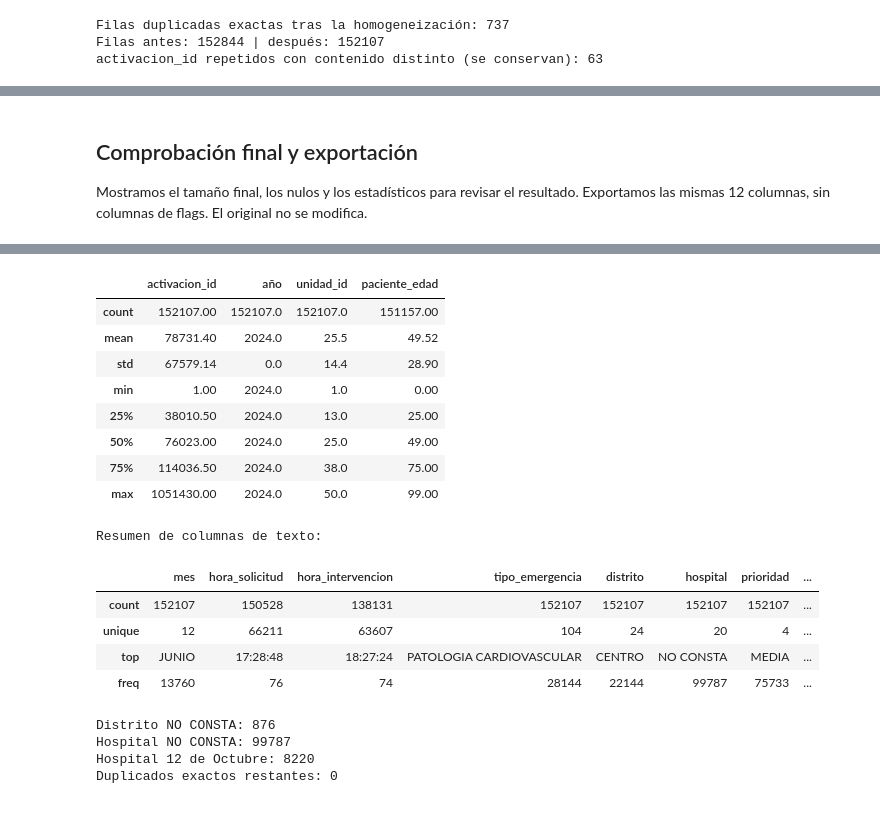
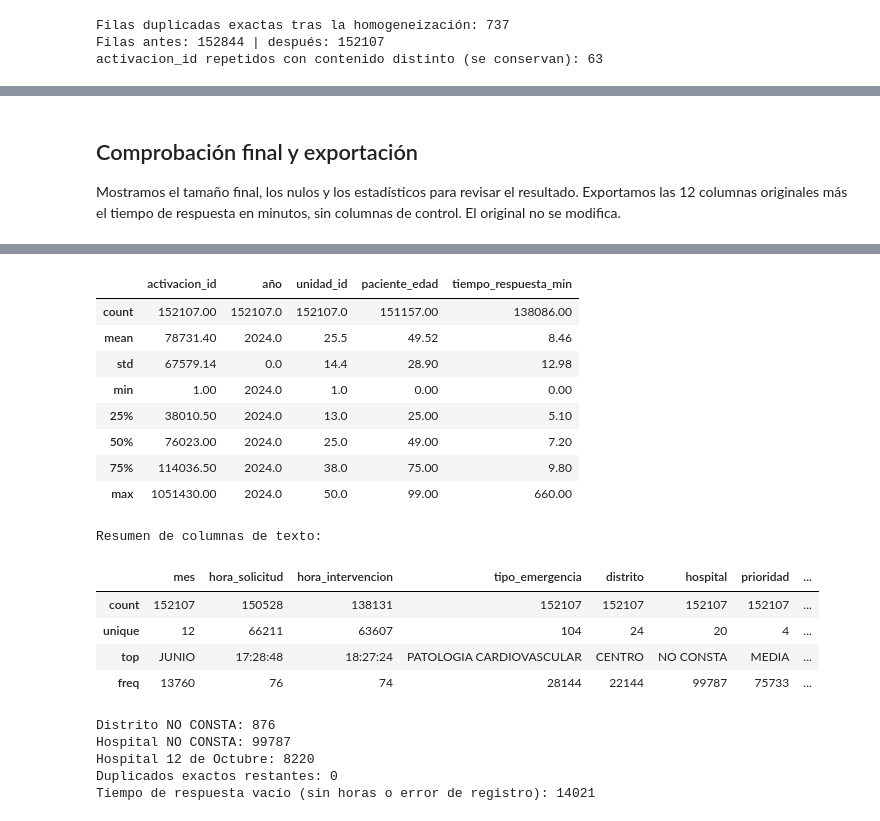
Before and after one commit to PabloCarreras7/Project-UC3M, a Jupyter notebook: 1_3_clustering/limpieza_activaciones.ipynb, the cells around one changed output, grey strips where cells are left out. Drawn from its saved outputs; the diff is of its cells as text; code cells hidden in the pictures.

Commit message:
Regla de medianoche en activaciones, tiempo de respuesta y tiempo medio por distrito

```diff
--- a/1_3_clustering/limpieza_activaciones.ipynb
+++ b/1_3_clustering/limpieza_activaciones.ipynb
@@ -508,0 +525,29 @@ activacion_id repetidos con contenido distinto (se conservan): 63
+# %%
+# Tiempo de respuesta en minutos. Las horas ya están limpias en HH:MM:SS.
+solicitud = pd.to_timedelta(activaciones_limpio['hora_solicitud'])
+intervencion = pd.to_timedelta(activaciones_limpio['hora_intervencion'])
+diferencia = (intervencion - solicitud).dt.total_seconds() / 60
+
+hora_sol = solicitud.dt.components['hours']
+hora_int = intervencion.dt.components['hours']
+
+# Cruce de medianoche: solicitud de 20:00 a 23:59 e intervención de 00:00 a 06:59 -> +24 h.
+cruce = (diferencia < 0) & (hora_sol >= 20) & (hora_int <= 6)
+# El resto de diferencias negativas no encaja: error de registro.
+error = (diferencia < 0) & ~cruce
+
+activaciones_limpio['tiempo_respuesta_min'] = (diferencia + np.where(cruce, 24 * 60, 0)).round(1)
+activaciones_limpio.loc[error, 'tiempo_respuesta_min'] = np.nan
+
+assert (diferencia < 0).sum() == cruce.sum() + error.sum()
+print('Filas con la intervención antes que la solicitud:', (diferencia < 0).sum())
+print('  - cruce de medianoche (se suman 24 h):', cruce.sum())
+print('  - error de registro (tiempo vacío, fila conservada):', error.sum())
+print('Filas del mismo día:', (diferencia >= 0).sum())
+print('Filas sin hora de solicitud o de intervención:', diferencia.isna().sum())
+print()
+print('Resumen del tiempo de respuesta (minutos):')
+print(activaciones_limpio['tiempo_respuesta_min'].describe().round(1))
+print()
+print('Pares (hora solicitud, hora intervención) de los errores de registro, para revisión:')
+print(pd.crosstab(hora_sol[error], hora_int[error]))
@@ -509,6 +572,6 @@ activacion_id repetidos con contenido distinto (se conservan): 63
 # %% [markdown]
 ## Comprobación final y exportación
-Mostramos el tamaño final, los nulos y los estadísticos para revisar el resultado. Exportamos las mismas 12 columnas, sin columnas de flags. El original no se modifica.
+Mostramos el tamaño final, los nulos y los estadísticos para revisar el resultado. Exportamos las 12 columnas originales más el tiempo de respuesta en minutos, sin columnas de control. El original no se modifica.
 # %%
 print('Tamaño final:', activaciones_limpio.shape)
 print('Nulos por columna:')
@@ -521,8 +584,9 @@ print('Distrito NO CONSTA:', activaciones_limpio['distrito'].eq('NO CONSTA').sum
 print('Hospital NO CONSTA:', activaciones_limpio['hospital'].eq('NO CONSTA').sum())
 print('Hospital 12 de Octubre:', activaciones_limpio['hospital'].eq('HOSPITAL 12 DE OCTUBRE').sum())
 print('Duplicados exactos restantes:', activaciones_limpio.duplicated().sum())
-assert list(activaciones_limpio.columns) == list(activaciones.columns)
-assert activaciones_limpio.shape == (152107, 12)
+print('Tiempo de respuesta vacío (sin horas o error de registro):', activaciones_limpio['tiempo_respuesta_min'].isna().sum())
+assert list(activaciones_limpio.columns) == list(activaciones.columns) + ['tiempo_respuesta_min']
+assert activaciones_limpio.shape == (152107, 13)
 assert not activaciones_limpio.duplicated().any()
 activaciones_limpio.to_csv('activaciones_limpio.csv', index=False)
 # %% [output]
@@ -543,14 +608,14 @@ paciente_sexo            0
 dtype: int64
 Resumen numérico:
-|  | activacion_id | año | unidad_id | paciente_edad |
-| count | 152107.00 | 152107.0 | 152107.0 | 151157.00 |
-| mean | 78731.40 | 2024.0 | 25.5 | 49.52 |
-| std | 67579.14 | 0.0 | 14.4 | 28.90 |
-| min | 1.00 | 2024.0 | 1.0 | 0.00 |
-| 25% | 38010.50 | 2024.0 | 13.0 | 25.00 |
-| 50% | 76023.00 | 2024.0 | 25.0 | 49.00 |
-| 75% | 114036.50 | 2024.0 | 38.0 | 75.00 |
-| max | 1051430.00 | 2024.0 | 50.0 | 99.00 |
+|  | activacion_id | año | unidad_id | paciente_edad | tiempo_respuesta_min |
+| count | 152107.00 | 152107.0 | 152107.0 | 151157.00 | 138086.00 |
+| mean | 78731.40 | 2024.0 | 25.5 | 49.52 | 8.46 |
+| std | 67579.14 | 0.0 | 14.4 | 28.90 | 12.98 |
+| min | 1.00 | 2024.0 | 1.0 | 0.00 | 0.00 |
+| 25% | 38010.50 | 2024.0 | 13.0 | 25.00 | 5.10 |
+| 50% | 76023.00 | 2024.0 | 25.0 | 49.00 | 7.20 |
+| 75% | 114036.50 | 2024.0 | 38.0 | 75.00 | 9.80 |
+| max | 1051430.00 | 2024.0 | 50.0 | 99.00 | 660.00 |
 Resumen de columnas de texto:
 |  | mes | hora_solicitud | hora_intervencion | tipo_emergencia | distrito | hospital | prioridad | ... |
 | count | 152107 | 150528 | 138131 | 152107 | 152107 | 152107 | 152107 | ... |
@@ -561,3 +626,4 @@ Distrito NO CONSTA: 876
 Hospital NO CONSTA: 99787
 Hospital 12 de Octubre: 8220
 Duplicados exactos restantes: 0
+Tiempo de respuesta vacío (sin horas o error de registro): 14021
```
Also changed, not shown: parts of 4 cells of this notebook, 11 other files.
